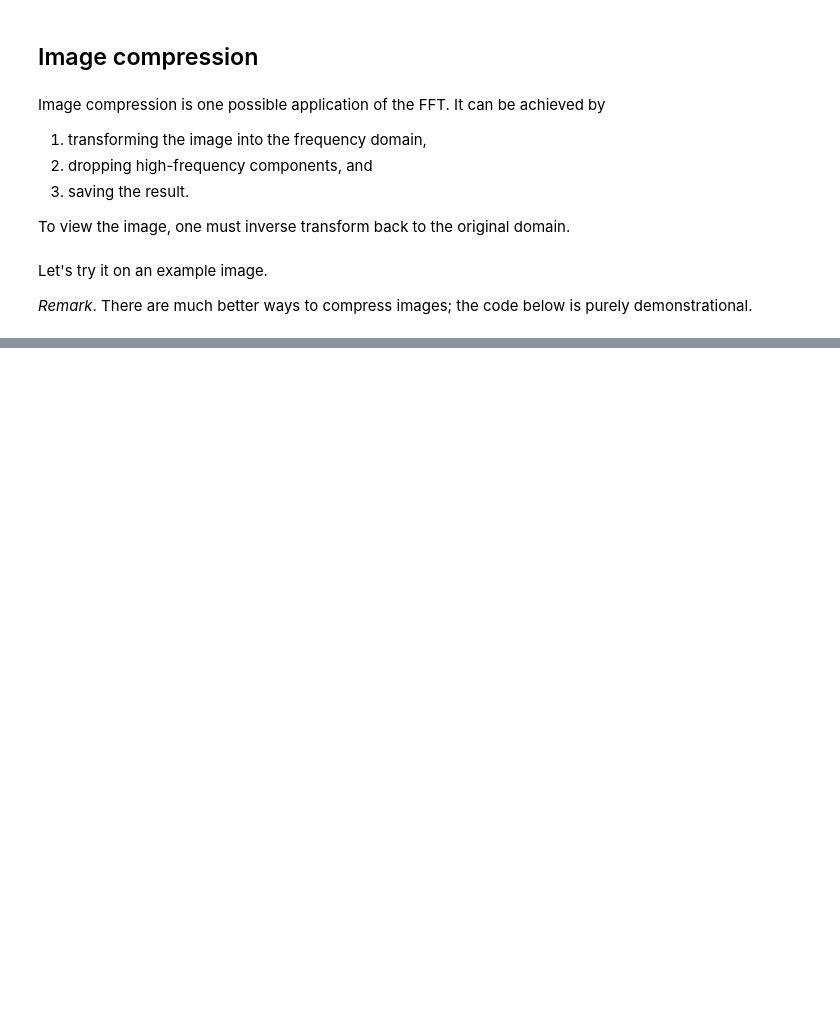
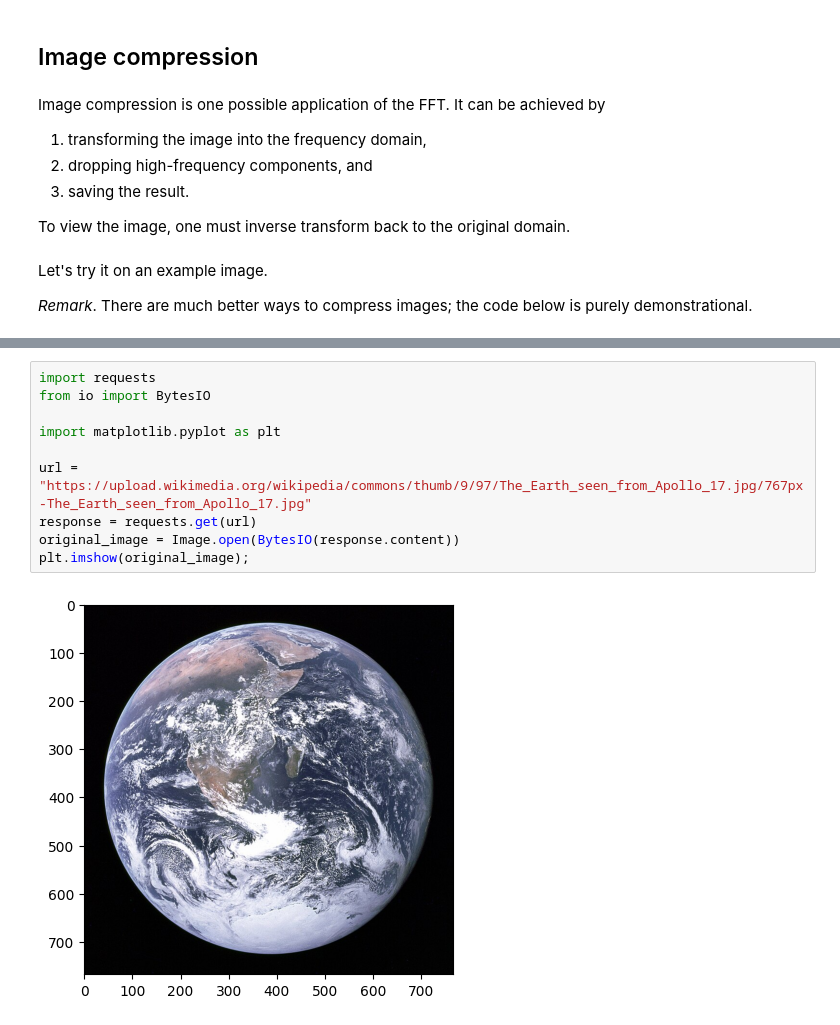
Before and after one commit to parsiad/parsiad.github.io, a Jupyter notebook: src/2015-01-01-introduction_to_the_fft.ipynb, the cells around one changed output, grey strips where cells are left out. Cells and saved outputs as stored; diff of their text form; blank space fills up the shorter version.

```diff
--- a/src/2015-01-01-introduction_to_the_fft.ipynb
+++ b/src/2015-01-01-introduction_to_the_fft.ipynb
@@ -300,0 +331,12 @@ lossy_image
+# %%
+import requests
+from io import BytesIO
+
+import matplotlib.pyplot as plt
+
+url = "https://upload.wikimedia.org/wikipedia/commons/thumb/9/97/The_Earth_seen_from_Apollo_17.jpg/767px-The_Earth_seen_from_Apollo_17.jpg"
+response = requests.get(url)
+original_image = Image.open(BytesIO(response.content))
+plt.imshow(original_image);
+# %% [output]
+[figure, added]
```
Also changed, not shown: parts of 7 cells of this notebook, 4 other files.
